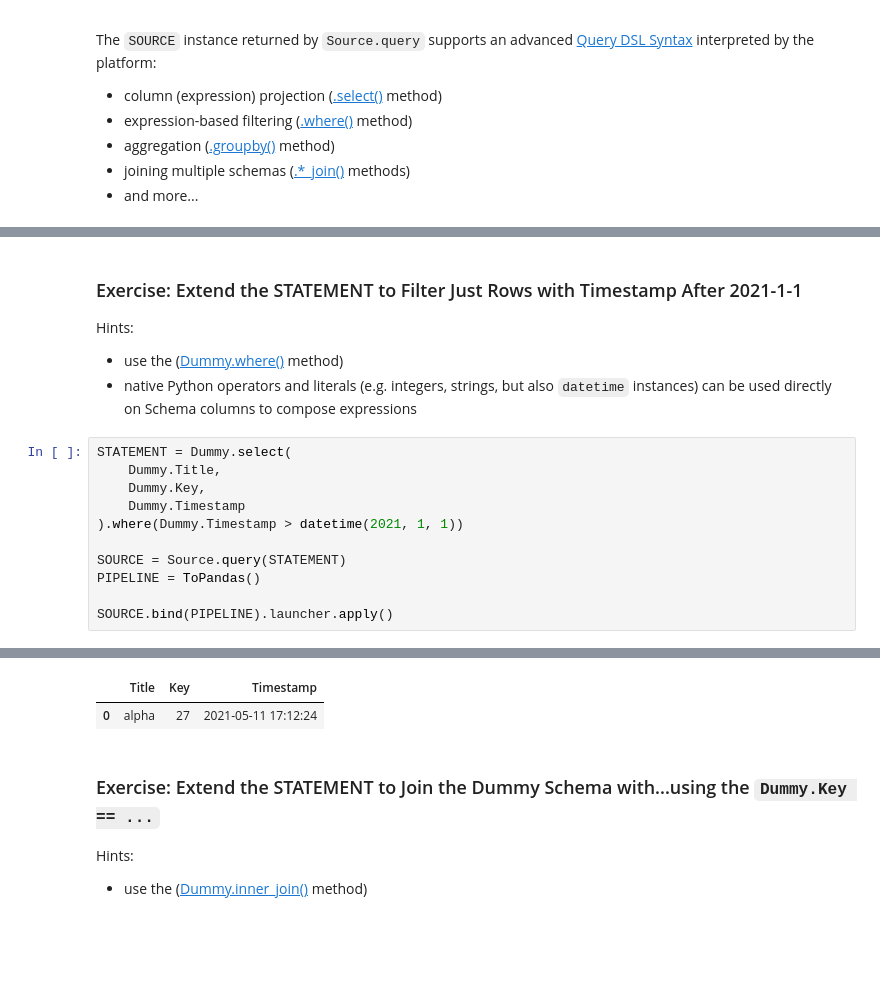
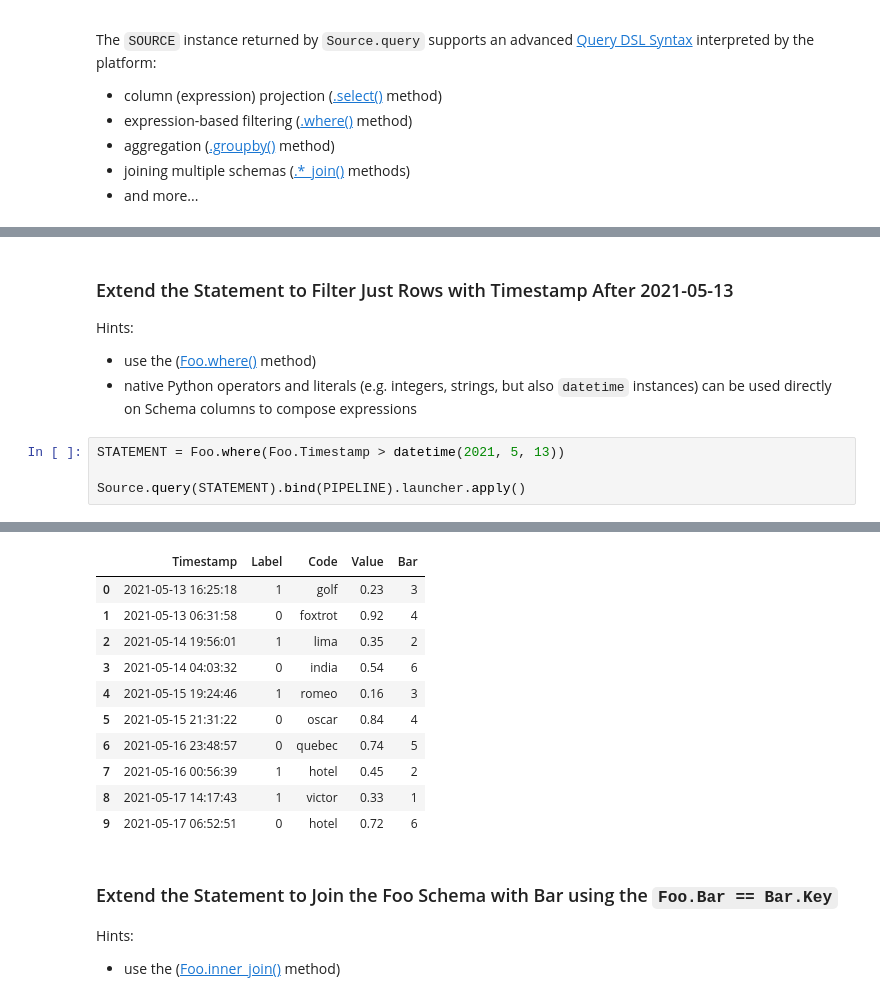
Before and after one commit to formlio/mlprague23, a Jupyter notebook: 2-tutorial/1-data-abstraction.ipynb, the cells around one changed output, grey strips where cells are left out. Drawn from its saved outputs; the diff is of its cells as text; blank space fills up the shorter version.

```diff
--- a/2-tutorial/1-data-abstraction.ipynb
+++ b/2-tutorial/1-data-abstraction.ipynb
@@ -70,18 +151,11 @@ INFO: 2023-05-10 13:40:15,669: lazy: Loading Dummy
 # %% [markdown]
-### Exercise: Extend the STATEMENT to Filter Just Rows with Timestamp After 2021-1-1
+### Extend the Statement to Filter Just Rows with Timestamp After 2021-05-13
 
 Hints:
-* use the ([Dummy.where()](https://docs.forml.io/en/latest/dsl/query/design.html#forml.io.dsl.Queryable.where) method)
+* use the ([Foo.where()](https://docs.forml.io/en/latest/dsl/query/design.html#forml.io.dsl.Queryable.where) method)
 * native Python operators and literals (e.g. integers, strings, but also `datetime` instances) can be used directly on Schema columns to compose expressions
 # %%
-STATEMENT = Dummy.select(
-    Dummy.Title,
-    Dummy.Key,
-    Dummy.Timestamp
-).where(Dummy.Timestamp > datetime(2021, 1, 1))
+STATEMENT = Foo.where(Foo.Timestamp > datetime(2021, 5, 13))
 
-SOURCE = Source.query(STATEMENT)
-PIPELINE = ToPandas()
-
-SOURCE.bind(PIPELINE).launcher.apply()
+Source.query(STATEMENT).bind(PIPELINE).launcher.apply()
 # %% [output]
@@ -89,7 +163,16 @@ INFO: 2023-05-10 13:40:21,014: lazy: Loading Dummy
-|  | Title | Key | Timestamp |
-| 0 | alpha | 27 | 2021-05-11 17:12:24 |
+|  | Timestamp | Label | Code | Value | Bar |
+| 0 | 2021-05-13 16:25:18 | 1 | golf | 0.23 | 3 |
+| 1 | 2021-05-13 06:31:58 | 0 | foxtrot | 0.92 | 4 |
+| 2 | 2021-05-14 19:56:01 | 1 | lima | 0.35 | 2 |
+| 3 | 2021-05-14 04:03:32 | 0 | india | 0.54 | 6 |
+| 4 | 2021-05-15 19:24:46 | 1 | romeo | 0.16 | 3 |
+| 5 | 2021-05-15 21:31:22 | 0 | oscar | 0.84 | 4 |
+| 6 | 2021-05-16 23:48:57 | 0 | quebec | 0.74 | 5 |
+| 7 | 2021-05-16 00:56:39 | 1 | hotel | 0.45 | 2 |
+| 8 | 2021-05-17 14:17:43 | 1 | victor | 0.33 | 1 |
+| 9 | 2021-05-17 06:52:51 | 0 | hotel | 0.72 | 6 |
 # %% [markdown]
-### Exercise: Extend the STATEMENT to Join the Dummy Schema with...using the `Dummy.Key == ...`
+### Extend the Statement to Join the Foo Schema with Bar using the `Foo.Bar == Bar.Key`
 
 Hints:
-* use the ([Dummy.inner_join()](https://docs.forml.io/en/latest/dsl/query/design.html#forml.io.dsl.Origin.inner_join) method)
+* use the ([Foo.inner_join()](https://docs.forml.io/en/latest/dsl/query/design.html#forml.io.dsl.Origin.inner_join) method)
```
Also changed, not shown: parts of 13 cells of this notebook, 3 other files.
